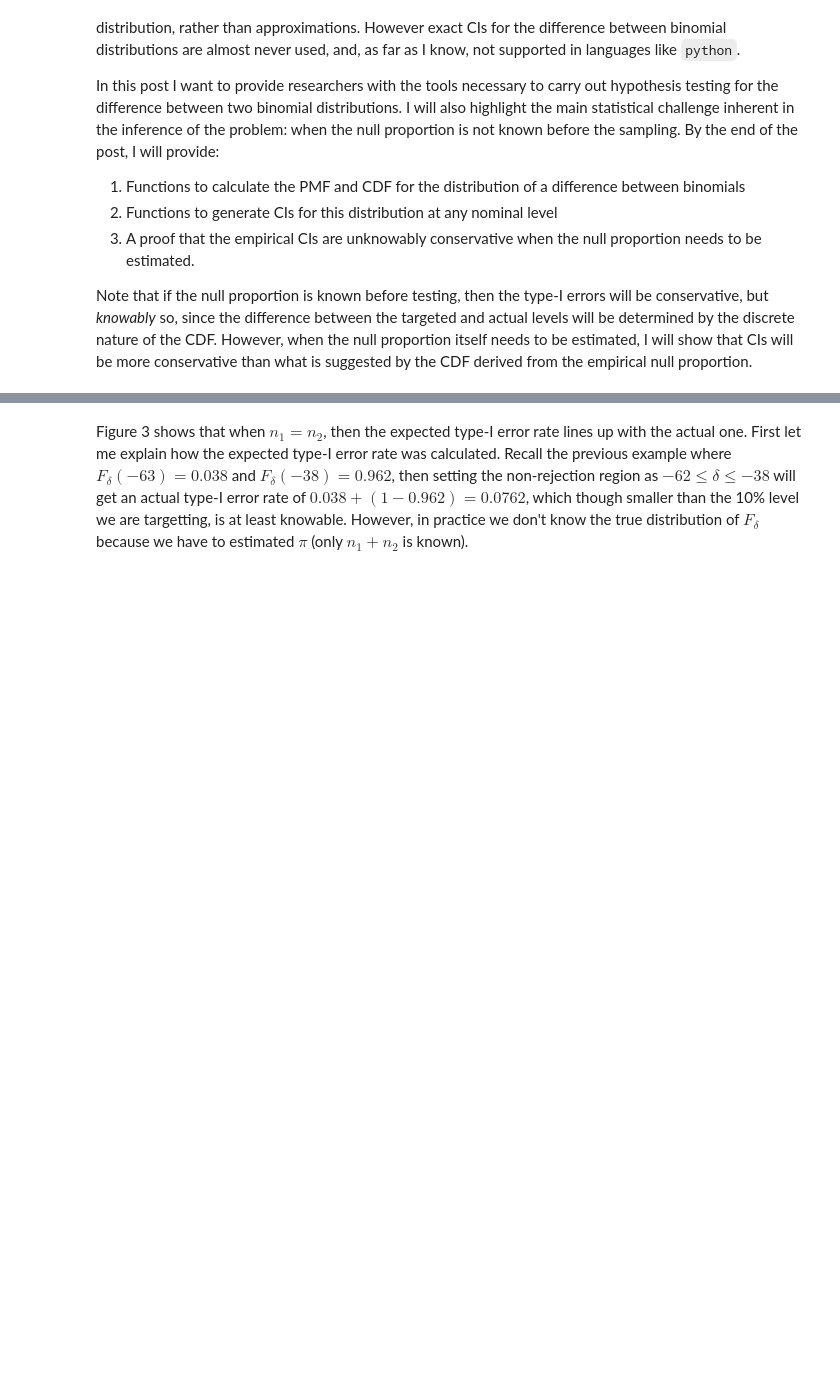
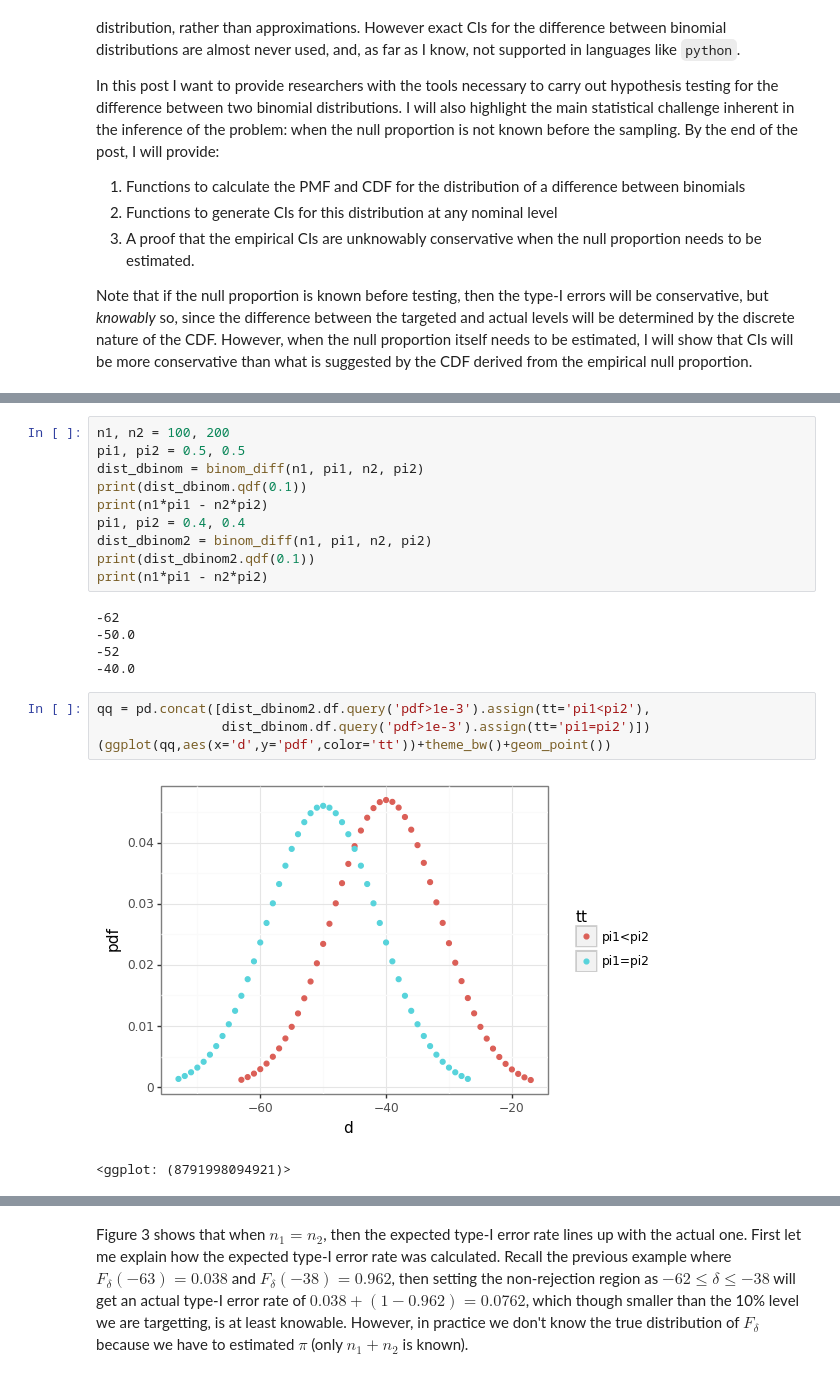
Before and after one commit to erikdrysdale/erikdrysdale.github.io, a Jupyter notebook: _rmd/extra_CI/differences_in_binomials.ipynb, the cells around one changed output, grey strips where cells are left out. Cells and saved outputs as stored; diff of their text form; blank space fills up the shorter version.

```diff
--- a/_rmd/extra_CI/differences_in_binomials.ipynb
+++ b/_rmd/extra_CI/differences_in_binomials.ipynb
@@ -243,0 +268,22 @@ Figure 2 shows that the grid approach to calculate the PMF works. Next we want t
+# %%
+n1, n2 = 100, 200
+pi1, pi2 = 0.5, 0.5
+dist_dbinom = binom_diff(n1, pi1, n2, pi2)
+print(dist_dbinom.qdf(0.1))
+print(n1*pi1 - n2*pi2)
+pi1, pi2 = 0.4, 0.4
+dist_dbinom2 = binom_diff(n1, pi1, n2, pi2)
+print(dist_dbinom2.qdf(0.1))
+print(n1*pi1 - n2*pi2)
+# %% [output]
+-62
+-50.0
+-52
+-40.0
+# %%
+qq = pd.concat([dist_dbinom2.df.query('pdf>1e-3').assign(tt='pi1<pi2'),
+                dist_dbinom.df.query('pdf>1e-3').assign(tt='pi1=pi2')])
+(ggplot(qq,aes(x='d',y='pdf',color='tt'))+theme_bw()+geom_point())
+# %% [output]
+[figure, added]
+<ggplot: (8791998094921)>
```
Also changed, not shown: parts of 14 cells of this notebook, 2 other files.
